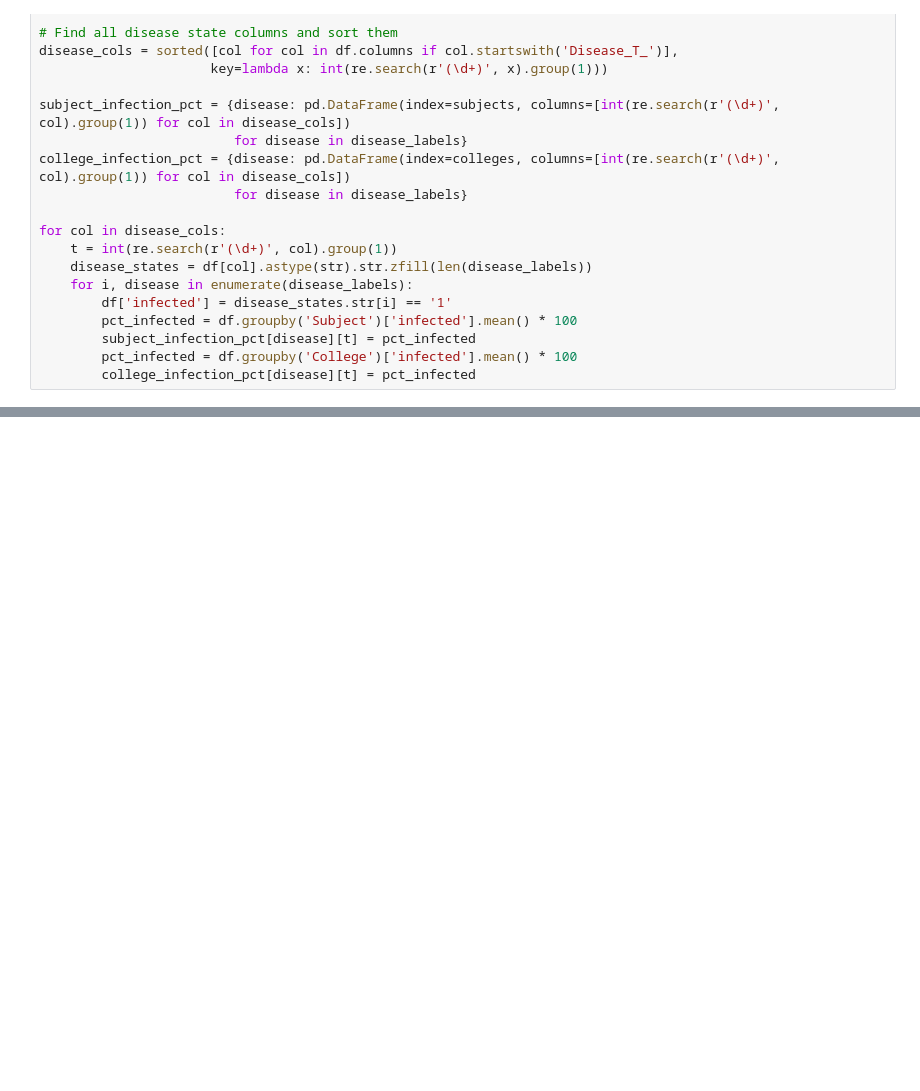
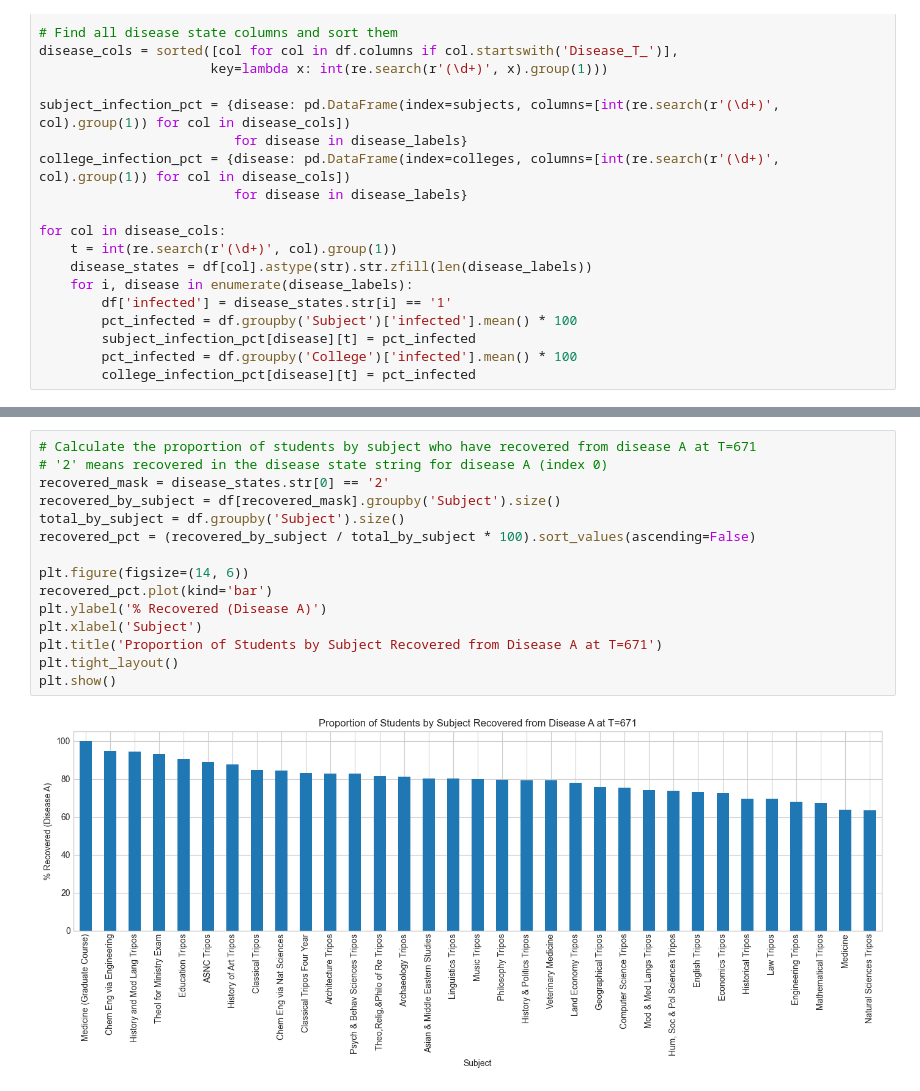
Before and after one commit to JPrince321/FreshersFluCambridge, a Jupyter notebook: Disease_analysis.ipynb, the cells around one changed output, grey strips where cells are left out. Saved outputs shown, nothing was run; the diff lists cells and outputs as text; blank space fills up the shorter version.

```diff
--- a/Disease_analysis.ipynb
+++ b/Disease_analysis.ipynb
@@ -326,0 +366,17 @@ plt.show()
+# %%
+# Calculate the proportion of students by subject who have recovered from disease A at T=671
+# '2' means recovered in the disease state string for disease A (index 0)
+recovered_mask = disease_states.str[0] == '2'
+recovered_by_subject = df[recovered_mask].groupby('Subject').size()
+total_by_subject = df.groupby('Subject').size()
+recovered_pct = (recovered_by_subject / total_by_subject * 100).sort_values(ascending=False)
+
+plt.figure(figsize=(14, 6))
+recovered_pct.plot(kind='bar')
+plt.ylabel('% Recovered (Disease A)')
+plt.xlabel('Subject')
+plt.title('Proportion of Students by Subject Recovered from Disease A at T=671')
+plt.tight_layout()
+plt.show()
+# %% [output]
+[figure, added]
```
Also changed, not shown: parts of 8 cells of this notebook, 9 other files.
